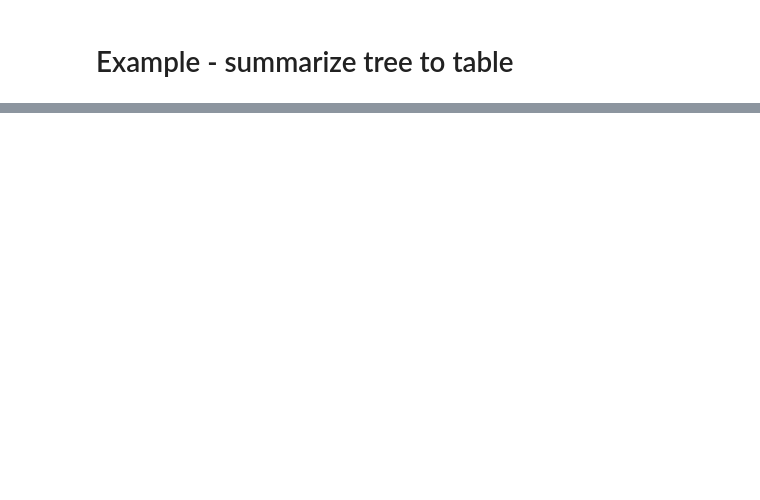
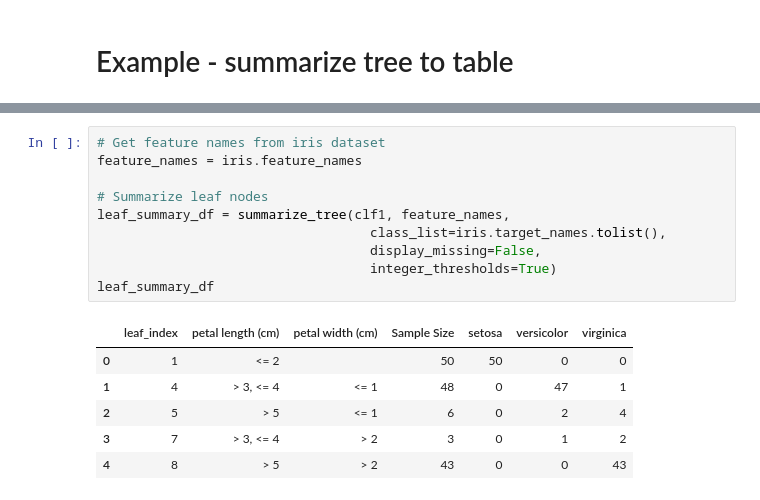
Before and after one commit to k-explore/format_tree, a Jupyter notebook: Examples.ipynb, the cells around one changed output, grey strips where cells are left out. Drawn from its saved outputs; the diff is of its cells as text; blank space fills up the shorter version.

```diff
--- a/Examples.ipynb
+++ b/Examples.ipynb
@@ -165,0 +202,17 @@ leaf_summary_df
+# %%
+# Get feature names from iris dataset
+feature_names = iris.feature_names
+
+# Summarize leaf nodes
+leaf_summary_df = summarize_tree(clf1, feature_names,
+                                   class_list=iris.target_names.tolist(),
+                                   display_missing=False,
+                                   integer_thresholds=True)
+leaf_summary_df
+# %% [output]
+|  | leaf_index | petal length (cm) | petal width (cm) | Sample Size | setosa | versicolor | virginica |
+| 0 | 1 | <= 2 |  | 50 | 50 | 0 | 0 |
+| 1 | 4 | > 3, <= 4 | <= 1 | 48 | 0 | 47 | 1 |
+| 2 | 5 | > 5 | <= 1 | 6 | 0 | 2 | 4 |
+| 3 | 7 | > 3, <= 4 | > 2 | 3 | 0 | 1 | 2 |
+| 4 | 8 | > 5 | > 2 | 43 | 0 | 0 | 43 |
```
Also changed, not shown: parts of 9 cells of this notebook, 5 other files.
